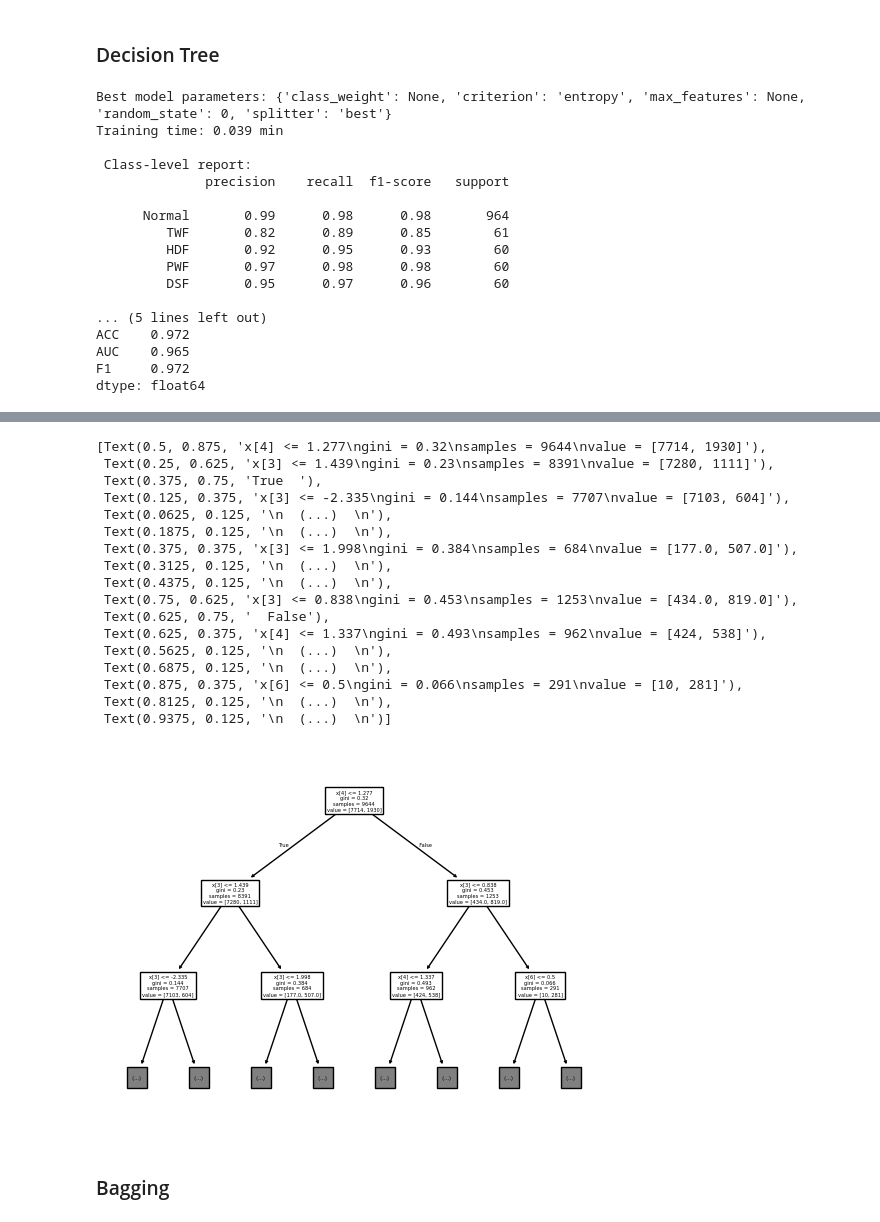
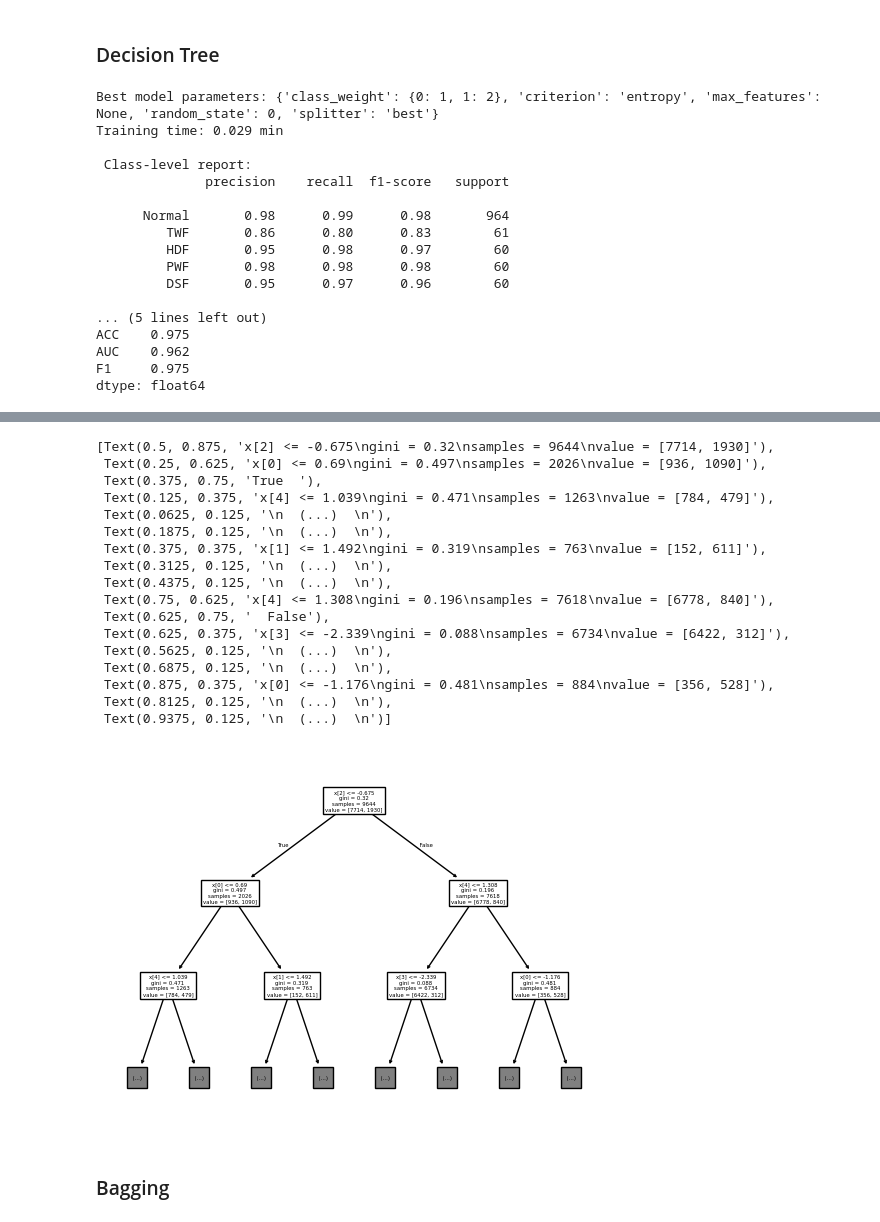
Before and after one commit to SBU-r/CIV555-FS25, a Jupyter notebook: Jupyter Notebooks/Classification.ipynb, the cells around one changed output, grey strips where cells are left out. Drawn from its saved outputs; the diff is of its cells as text; code cells hidden in the pictures.

```diff
--- a/Jupyter Notebooks/Classification.ipynb
+++ b/Jupyter Notebooks/Classification.ipynb
@@ -318,7 +330,7 @@ data.head()
 # %%
 # train (80%)-validation (10%)-test (10%) split
 
-rd_state = 15
+rd_state = 0
 
 # 80% for train and 20% for val and test
 from sklearn.model_selection import train_test_split
@@ -461,7 +513,7 @@ def fit_tune(model,X,Y,params,task):
     train_time = (time.time()-start_time)/60
     print(f'Training time: {train_time:.3f} min')
 
-    return candidate_models.best_estimator_
+    return candidate_models
 # %% [markdown]
 ### Model comparison
 # %%
@@ -1346,7 +1433,7 @@ dtc = DecisionTreeClassifier()
 
 dtc_params = {'criterion':['gini','entropy','log_loss'],
               'splitter':['best','random'],
-              'class_weight':[None, {0:1,1:4,2:4,3:4,4:4},{0:1,1:2,2:2,3:2,4:2}],
+              'class_weight':[{0:1,1:1},{0:1,1:2}],
               'max_features':[None,'sqrt', 'log2', 4],
               'random_state':[0]}
 
@@ -1368,20 +1455,20 @@ from sklearn import tree
 tree.plot_tree(DecisionTreeClassifier(random_state=0).fit(X_train,Y_train['Machine failure']),
                max_depth=2)
 # %% [output]
-Best model parameters: {'class_weight': None, 'criterion': 'entropy', 'max_features': None, 'random_state': 0, 'splitter': 'best'}
-Training time: 0.039 min
+Best model parameters: {'class_weight': {0: 1, 1: 2}, 'criterion': 'entropy', 'max_features': None, 'random_state': 0, 'splitter': 'best'}
+Training time: 0.029 min
 
  Class-level report:
               precision    recall  f1-score   support
 
-      Normal       0.99      0.98      0.98       964
-         TWF       0.82      0.89      0.85        61
-         HDF       0.92      0.95      0.93        60
-         PWF       0.97      0.98      0.98        60
+      Normal       0.98      0.99      0.98       964
+         TWF       0.86      0.80      0.83        61
+         HDF       0.95      0.98      0.97        60
+         PWF       0.98      0.98      0.98        60
          DSF       0.95      0.97      0.96        60
 
 ... (5 lines left out)
-ACC    0.972
-AUC    0.965
-F1     0.972
+ACC    0.975
+AUC    0.962
+F1     0.975
 dtype: float64
@@ -1389,21 +1476,21 @@ dtype: float64
-[Text(0.5, 0.875, 'x[4] <= 1.277\ngini = 0.32\nsamples = 9644\nvalue = [7714, 1930]'),
- Text(0.25, 0.625, 'x[3] <= 1.439\ngini = 0.23\nsamples = 8391\nvalue = [7280, 1111]'),
+[Text(0.5, 0.875, 'x[2] <= -0.675\ngini = 0.32\nsamples = 9644\nvalue = [7714, 1930]'),
+ Text(0.25, 0.625, 'x[0] <= 0.69\ngini = 0.497\nsamples = 2026\nvalue = [936, 1090]'),
  Text(0.375, 0.75, 'True  '),
- Text(0.125, 0.375, 'x[3] <= -2.335\ngini = 0.144\nsamples = 7707\nvalue = [7103, 604]'),
+ Text(0.125, 0.375, 'x[4] <= 1.039\ngini = 0.471\nsamples = 1263\nvalue = [784, 479]'),
  Text(0.0625, 0.125, '\n  (...)  \n'),
  Text(0.1875, 0.125, '\n  (...)  \n'),
- Text(0.375, 0.375, 'x[3] <= 1.998\ngini = 0.384\nsamples = 684\nvalue = [177.0, 507.0]'),
+ Text(0.375, 0.375, 'x[1] <= 1.492\ngini = 0.319\nsamples = 763\nvalue = [152, 611]'),
  Text(0.3125, 0.125, '\n  (...)  \n'),
  Text(0.4375, 0.125, '\n  (...)  \n'),
- Text(0.75, 0.625, 'x[3] <= 0.838\ngini = 0.453\nsamples = 1253\nvalue = [434.0, 819.0]'),
+ Text(0.75, 0.625, 'x[4] <= 1.308\ngini = 0.196\nsamples = 7618\nvalue = [6778, 840]'),
  Text(0.625, 0.75, '  False'),
- Text(0.625, 0.375, 'x[4] <= 1.337\ngini = 0.493\nsamples = 962\nvalue = [424, 538]'),
+ Text(0.625, 0.375, 'x[3] <= -2.339\ngini = 0.088\nsamples = 6734\nvalue = [6422, 312]'),
  Text(0.5625, 0.125, '\n  (...)  \n'),
  Text(0.6875, 0.125, '\n  (...)  \n'),
- Text(0.875, 0.375, 'x[6] <= 0.5\ngini = 0.066\nsamples = 291\nvalue = [10, 281]'),
+ Text(0.875, 0.375, 'x[0] <= -1.176\ngini = 0.481\nsamples = 884\nvalue = [356, 528]'),
  Text(0.8125, 0.125, '\n  (...)  \n'),
  Text(0.9375, 0.125, '\n  (...)  \n')]
-[figure, old version]
+[figure, new version]
 # %% [markdown]
 ### Bagging
 # %%
```
Also changed, not shown: parts of 27 cells of this notebook.
